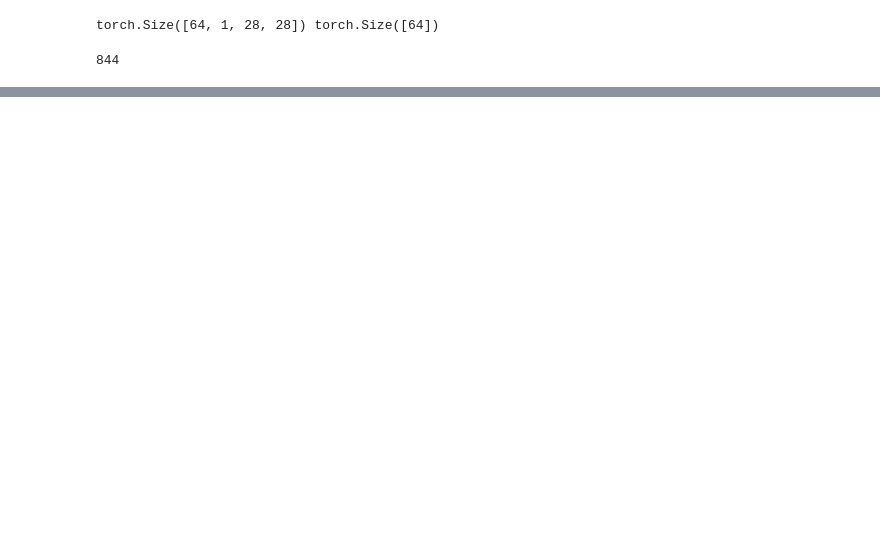
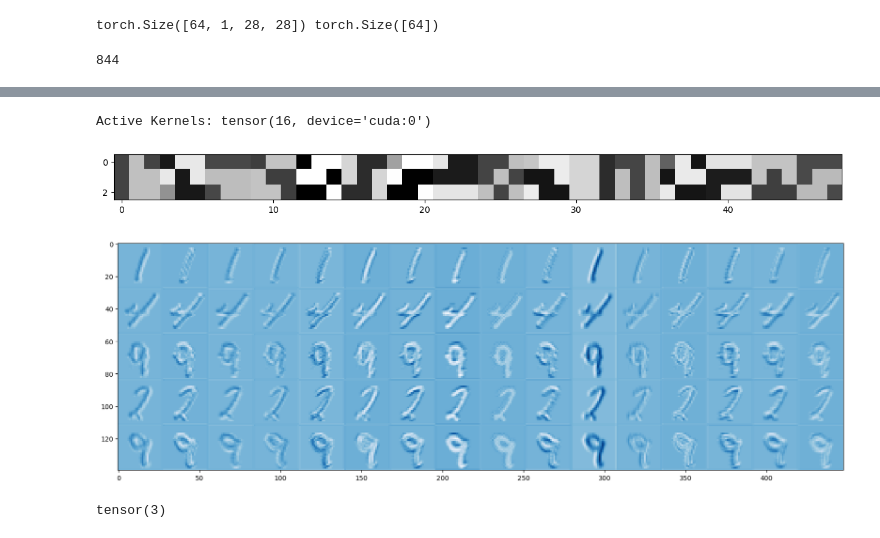
Before and after one commit to adishourya/SelfcompressingAttention, a Jupyter notebook: scratchpad/compressing/ConvolutionCompressing.ipynb, the cells around one changed output, grey strips where cells are left out. Cells and saved outputs as stored; diff of their text form; code cells hidden in the pictures; blank space fills up the shorter version.

Commit message:
Added First Compressing Conv notebook... more epochs needs to be done. no filters were compressed with 50 epochs

```diff
--- a/scratchpad/compressing/ConvolutionCompressing.ipynb
+++ b/scratchpad/compressing/ConvolutionCompressing.ipynb
@@ -220,0 +284,2 @@ def train(num_epochs:int=100):
+# %%
+qtrainer = QTrainer()
@@ -220,0 +292,2 @@ def train(num_epochs:int=100):
+# %%
+out_model=qtrainer.train(50)
@@ -220,0 +315,27 @@ def train(num_epochs:int=100):
+# %%
+with torch.no_grad():
+    out_conv1_model =  out_model.conv1(input_img.to("cuda"))
+    out_conv1_weights = out_model.conv1.weight
+    out_conv1_depth = torch.relu(out_model.conv1.depth_bit)
+    print("Active Kernels:",torch.sum(torch.where(out_conv1_depth>0,1,0)))
+
+    # print(out_conv1_depth)
+    W = out_model.conv1._init_weight(out_conv1_weights,out_conv1_depth)
+    W_plot = einops.rearrange(W,"k 1 f1 f2 -> f1 (k f2)").to("cpu")
+
+
+    plt.figure(figsize=(15,8))
+    plt.imshow(W_plot,cmap="gray")
+    plt.show()
+    plt.figure(figsize=(20,8))
+    out_conv1_plot = einops.rearrange(out_conv1_model,"b k h w -> (b h) (k w)").to("cpu")
+    plt.imshow(out_conv1_plot,cmap="Blues")
+    plt.show()
+# %% [output]
+Active Kernels: tensor(16, device='cuda:0')
+[figure, added]
+[figure, added]
+# %%
+torch.sum(torch.tensor([0,0,1,0,1,1]))
+# %% [output]
+tensor(3)
```
Also changed, not shown: parts of 12 cells of this notebook.
